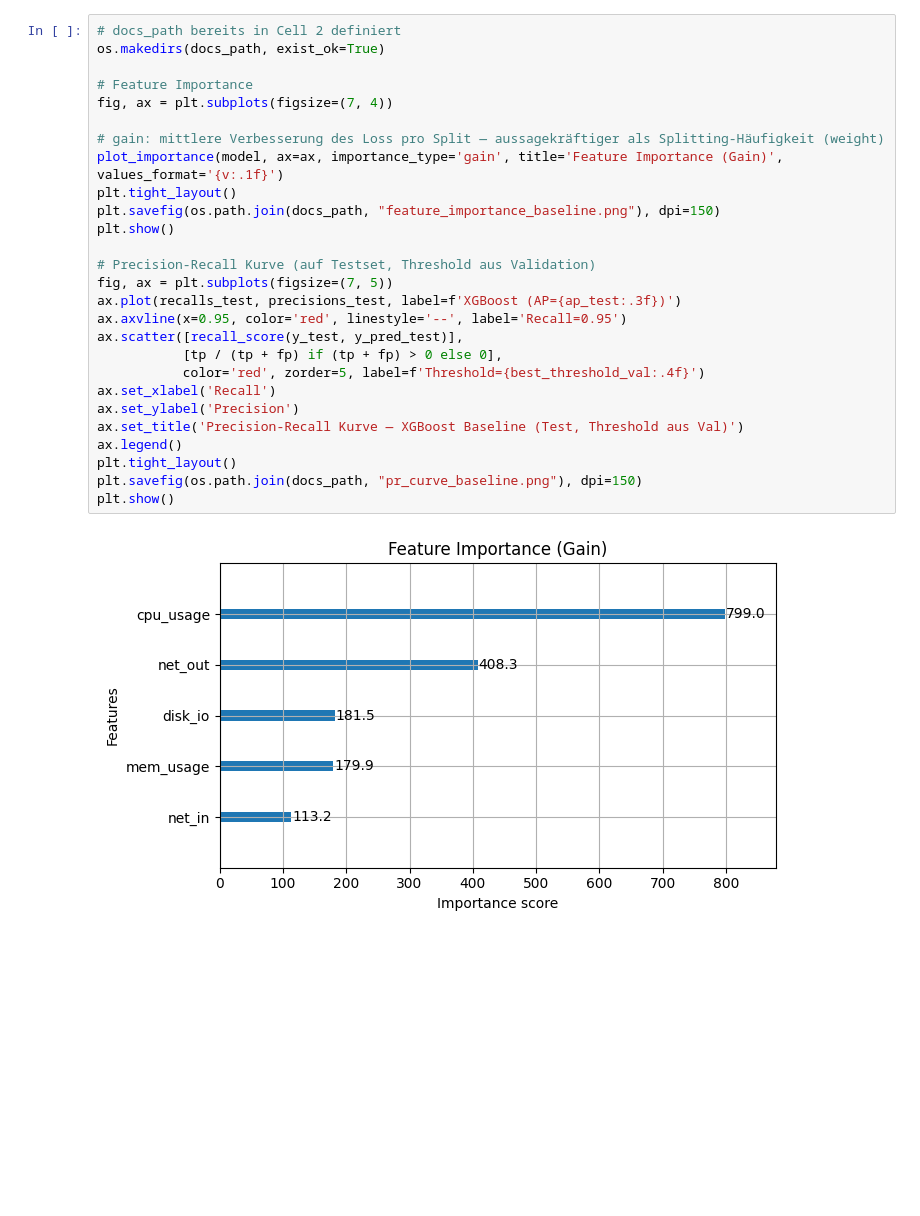
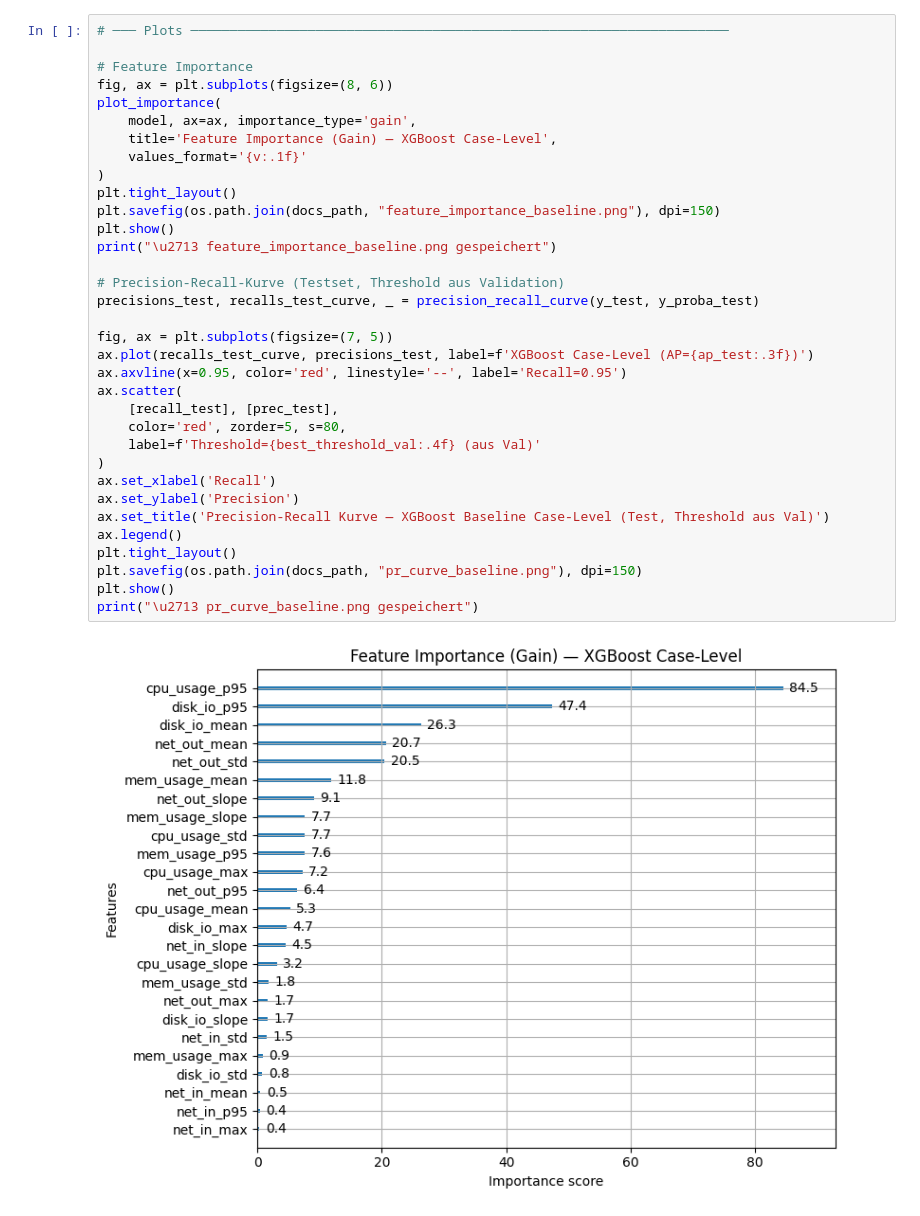
Before and after one commit to Nirosh04/bachelorarbeit-cloudanobench, a Jupyter notebook: notebooks/02_metric_baseline.ipynb, the cells around one changed output. Cells and saved outputs as stored; diff of their text form; blank space fills up the shorter version.

Commit message:
Implement case-level metric baseline

```diff
--- a/notebooks/02_metric_baseline.ipynb
+++ b/notebooks/02_metric_baseline.ipynb
@@ -327,29 +482,36 @@ FPR norm (Zeilenebene): 0.7078  (8217 FP von 11610 Zeilen)
 # %%
-# docs_path bereits in Cell 2 definiert
-os.makedirs(docs_path, exist_ok=True)
+# ─── Plots ─────────────────────────────────────────────────────────────────────
 
 # Feature Importance
-fig, ax = plt.subplots(figsize=(7, 4))
-
-# gain: mittlere Verbesserung des Loss pro Split — aussagekräftiger als Splitting-Häufigkeit (weight)
-plot_importance(model, ax=ax, importance_type='gain', title='Feature Importance (Gain)', values_format='{v:.1f}')
+fig, ax = plt.subplots(figsize=(8, 6))
+plot_importance(
+    model, ax=ax, importance_type='gain',
+    title='Feature Importance (Gain) — XGBoost Case-Level',
+    values_format='{v:.1f}'
+)
 plt.tight_layout()
 plt.savefig(os.path.join(docs_path, "feature_importance_baseline.png"), dpi=150)
 plt.show()
+print("\u2713 feature_importance_baseline.png gespeichert")
 
-# Precision-Recall Kurve (auf Testset, Threshold aus Validation)
+# Precision-Recall-Kurve (Testset, Threshold aus Validation)
+precisions_test, recalls_test_curve, _ = precision_recall_curve(y_test, y_proba_test)
+
 fig, ax = plt.subplots(figsize=(7, 5))
-ax.plot(recalls_test, precisions_test, label=f'XGBoost (AP={ap_test:.3f})')
+ax.plot(recalls_test_curve, precisions_test, label=f'XGBoost Case-Level (AP={ap_test:.3f})')
 ax.axvline(x=0.95, color='red', linestyle='--', label='Recall=0.95')
-ax.scatter([recall_score(y_test, y_pred_test)],
-           [tp / (tp + fp) if (tp + fp) > 0 else 0],
-           color='red', zorder=5, label=f'Threshold={best_threshold_val:.4f}')
+ax.scatter(
+    [recall_test], [prec_test],
+    color='red', zorder=5, s=80,
+    label=f'Threshold={best_threshold_val:.4f} (aus Val)'
+)
 ax.set_xlabel('Recall')
 ax.set_ylabel('Precision')
-ax.set_title('Precision-Recall Kurve — XGBoost Baseline (Test, Threshold aus Val)')
+ax.set_title('Precision-Recall Kurve — XGBoost Baseline Case-Level (Test, Threshold aus Val)')
 ax.legend()
 plt.tight_layout()
 plt.savefig(os.path.join(docs_path, "pr_curve_baseline.png"), dpi=150)
 plt.show()
+print("\u2713 pr_curve_baseline.png gespeichert")
 # %% [output]
-[figure, old version]
+[figure, new version]
```
Also changed, not shown: parts of 14 cells of this notebook, 10 other files.
